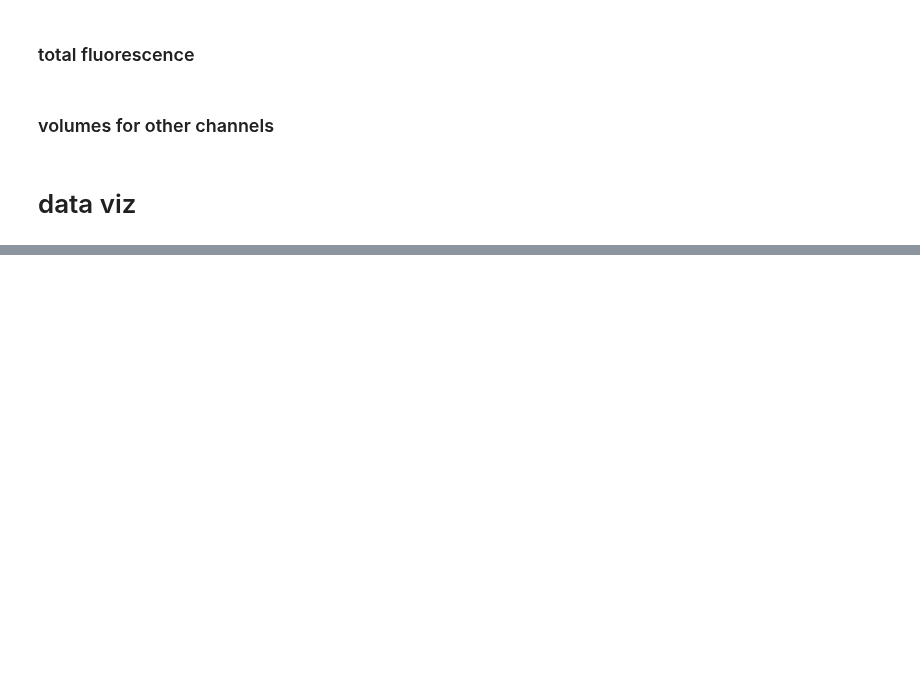
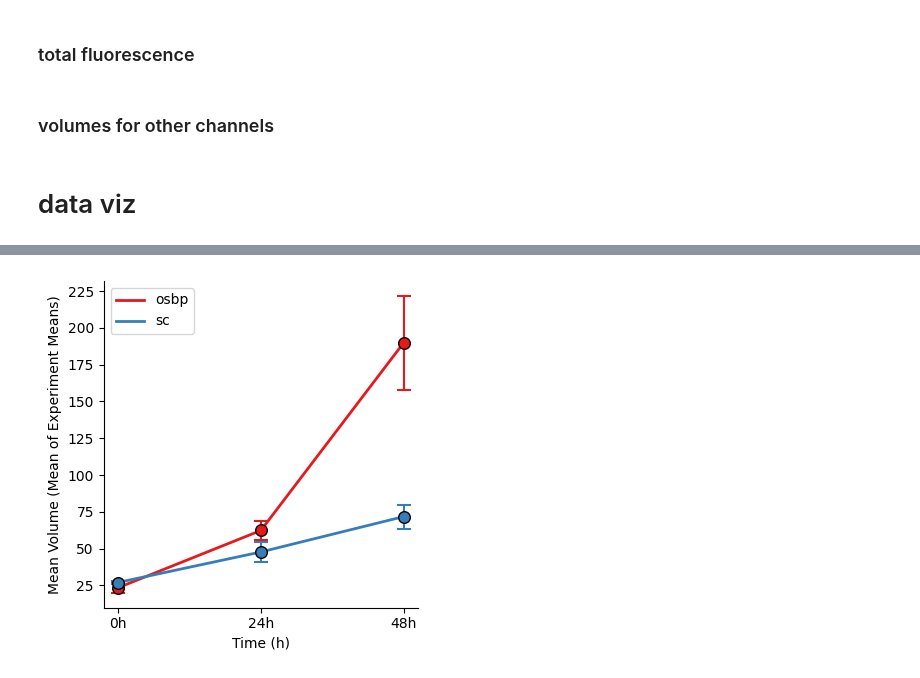
Before and after one commit to jaugenst/pyimagej_workflows, a Jupyter notebook: notebooks/da_quantifier.ipynb, the cells around one changed output, grey strips where cells are left out. Cells and saved outputs as stored; diff of their text form; code cells hidden in the pictures; blank space fills up the shorter version.

```diff
--- a/notebooks/da_quantifier.ipynb
+++ b/notebooks/da_quantifier.ipynb
@@ -664,3 +715,7 @@ plot_mean_se_curves_from_wide(df, directory_path, conditions=['osbp', 'sc'], siz
+# %%
+final_summary1 = plot_mean_se_curves_experiment_level(df, directory_path, figure_name = f"curve_volumes_bact", size=(4, 4))
+# %% [output]
+[figure, added]
 # %%
 df_path2 = f"{directory_path}/volumes_concat_LC3.csv"
 df2 = pandas.read_csv(df_path2)
```
Also changed, not shown: parts of 8 cells of this notebook.
